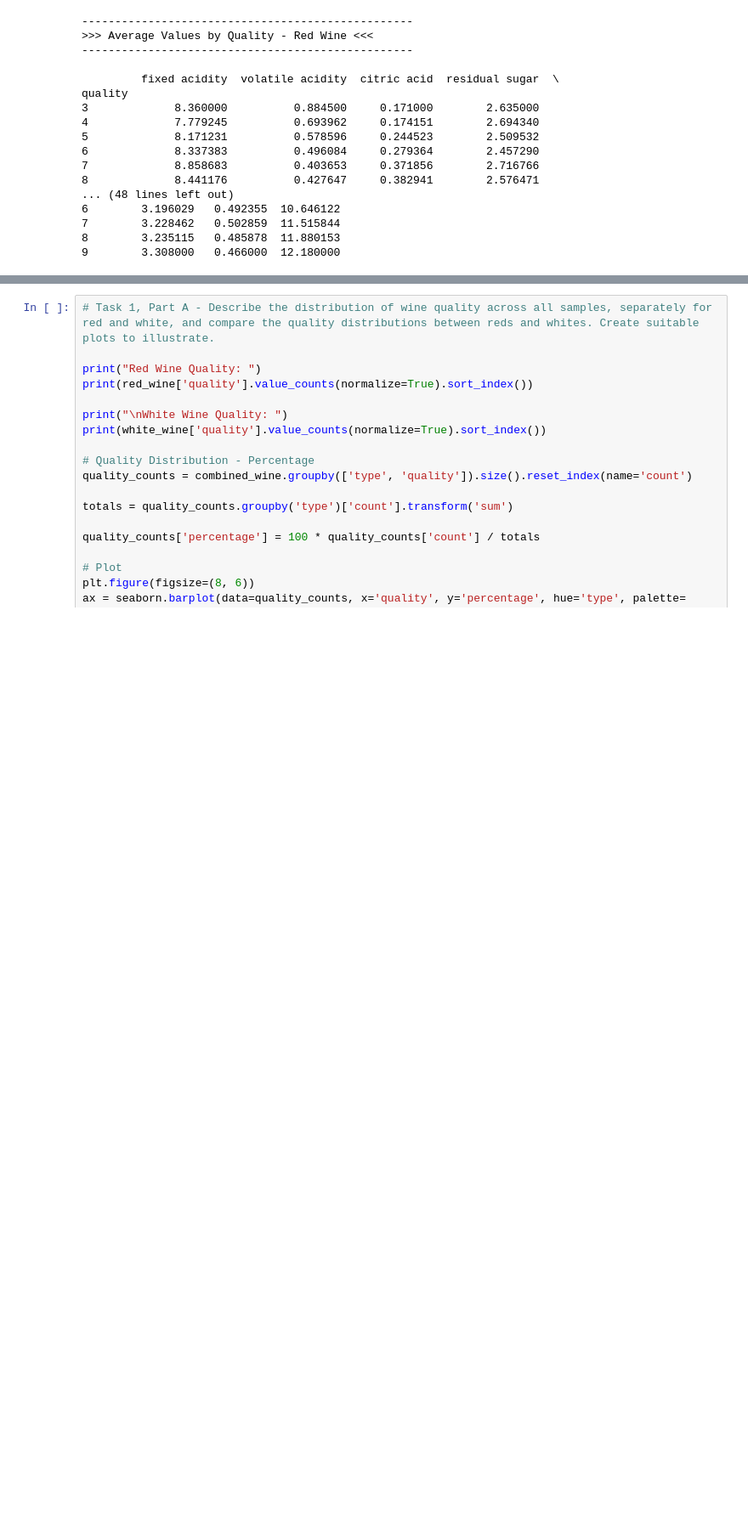
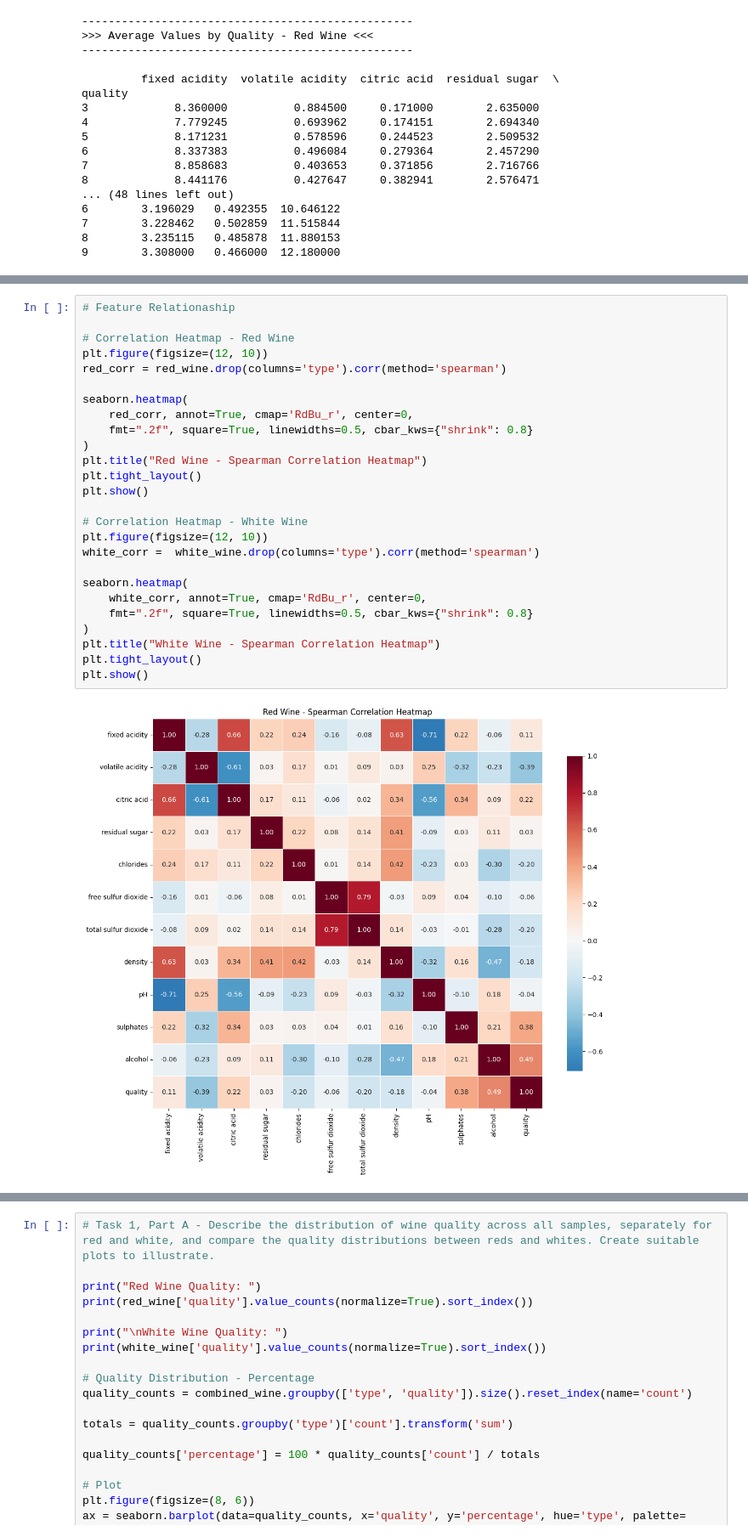
Before and after one commit to SamraatJain9/CSC2034_Project_Data, a Jupyter notebook: main.ipynb, the cells around one changed output, grey strips where cells are left out. Shown at 85% size. Drawn from its saved outputs; the diff is of its cells as text; blank space fills up the shorter version.

```diff
--- a/main.ipynb
+++ b/main.ipynb
@@ -289,0 +348,28 @@ quality
+# %%
+# Feature Relationaship
+
+# Correlation Heatmap - Red Wine
+plt.figure(figsize=(12, 10))
+red_corr = red_wine.drop(columns='type').corr(method='spearman')
+
+seaborn.heatmap(
+    red_corr, annot=True, cmap='RdBu_r', center=0,
+    fmt=".2f", square=True, linewidths=0.5, cbar_kws={"shrink": 0.8}
+)
+plt.title("Red Wine - Spearman Correlation Heatmap")
+plt.tight_layout()
+plt.show()
+
+# Correlation Heatmap - White Wine
+plt.figure(figsize=(12, 10))
+white_corr =  white_wine.drop(columns='type').corr(method='spearman')
+
+seaborn.heatmap(
+    white_corr, annot=True, cmap='RdBu_r', center=0,
+    fmt=".2f", square=True, linewidths=0.5, cbar_kws={"shrink": 0.8}
+)
+plt.title("White Wine - Spearman Correlation Heatmap")
+plt.tight_layout()
+plt.show()
+# %% [output]
+[figure, added]
```
Also changed, not shown: parts of 8 cells of this notebook.
